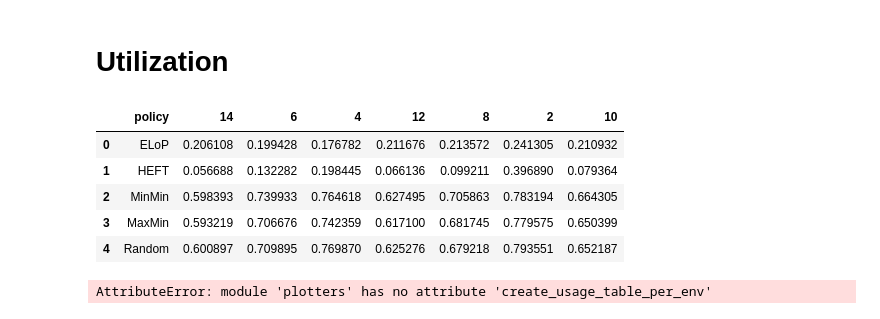
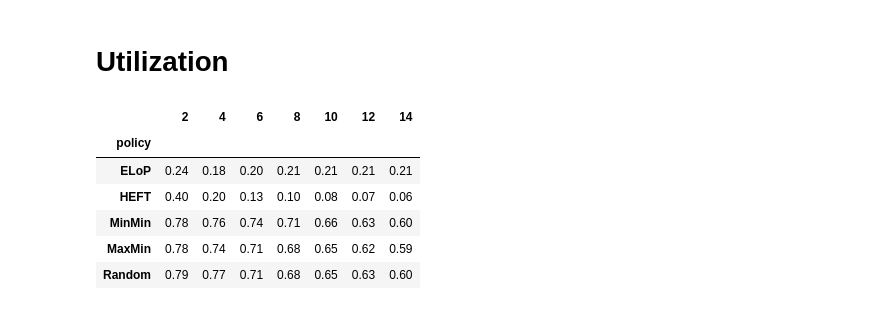
Before and after one commit to CloudScheduling/plotter_4_cloud, a Jupyter notebook: Notebooks/Experiment1_Scale.ipynb, the cells around one changed output. Drawn from its saved outputs; the diff is of its cells as text; code cells hidden in the pictures.

```diff
--- a/Notebooks/Experiment1_Scale.ipynb
+++ b/Notebooks/Experiment1_Scale.ipynb
@@ -14,6 +16,8 @@ os.chdir('../') # work from project root so the reader gets the right paths
 print(os.getcwd())
 # %% [output]
 /home/linus/Dokumente/Studium/Master/Amsterdam/02_DisSys/Project/CloudScheduling/plotter_4_cloud
+# %%
+export_base_path = "~/Dropbox/Apps/Overleaf/DistributedSystems_Group2/graphs/"
 # %%
 data = reader.sort_dfs(["ELoP", "HEFT", "MinMin", "MaxMin", "Random"])
 transformer = DataTransformer(data)
@@ -38,15 +42,16 @@ plotters.create_energy_plot_scale(electricity_data, electricity_meta)
 # %%
 utilization_data, utilization_meta = transformer.to_utilization_table("askalon-ee2-parquet", "homogeneous", "exp_scale_utilization.png")
 
+pd.options.display.float_format = "{:,.2f}".format
+with open(export_base_path + "exp_scale_utilization.tex", "w") as text_file:
+    text_file.write(plotters_help.latex_with_lines(utilization_data))
+
 utilization_data
 # %% [output]
-|  | policy | 14 | 6 | 4 | 12 | 8 | 2 | 10 |
-| 0 | ELoP | 0.206108 | 0.199428 | 0.176782 | 0.211676 | 0.213572 | 0.241305 | 0.210932 |
-| 1 | HEFT | 0.056688 | 0.132282 | 0.198445 | 0.066136 | 0.099211 | 0.396890 | 0.079364 |
-| 2 | MinMin | 0.598393 | 0.739933 | 0.764618 | 0.627495 | 0.705863 | 0.783194 | 0.664305 |
-| 3 | MaxMin | 0.593219 | 0.706676 | 0.742359 | 0.617100 | 0.681745 | 0.779575 | 0.650399 |
-| 4 | Random | 0.600897 | 0.709895 | 0.769870 | 0.625276 | 0.679218 | 0.793551 | 0.652187 |
+|  | 2 | 4 | 6 | 8 | 10 | 12 | 14 |
+| policy |  |  |  |  |  |  |  |
+| ELoP | 0.24 | 0.18 | 0.20 | 0.21 | 0.21 | 0.21 | 0.21 |
+| HEFT | 0.40 | 0.20 | 0.13 | 0.10 | 0.08 | 0.07 | 0.06 |
+| MinMin | 0.78 | 0.76 | 0.74 | 0.71 | 0.66 | 0.63 | 0.60 |
+| MaxMin | 0.78 | 0.74 | 0.71 | 0.68 | 0.65 | 0.62 | 0.59 |
+| Random | 0.79 | 0.77 | 0.71 | 0.68 | 0.65 | 0.63 | 0.60 |
-# %%
-plotters.create_usage_table_per_env(utilization_data, utilization_meta)
-# %% [output]
-AttributeError: module 'plotters' has no attribute 'create_usage_table_per_env'
```
Also changed, not shown: parts of 3 cells of this notebook, 8 other files.
